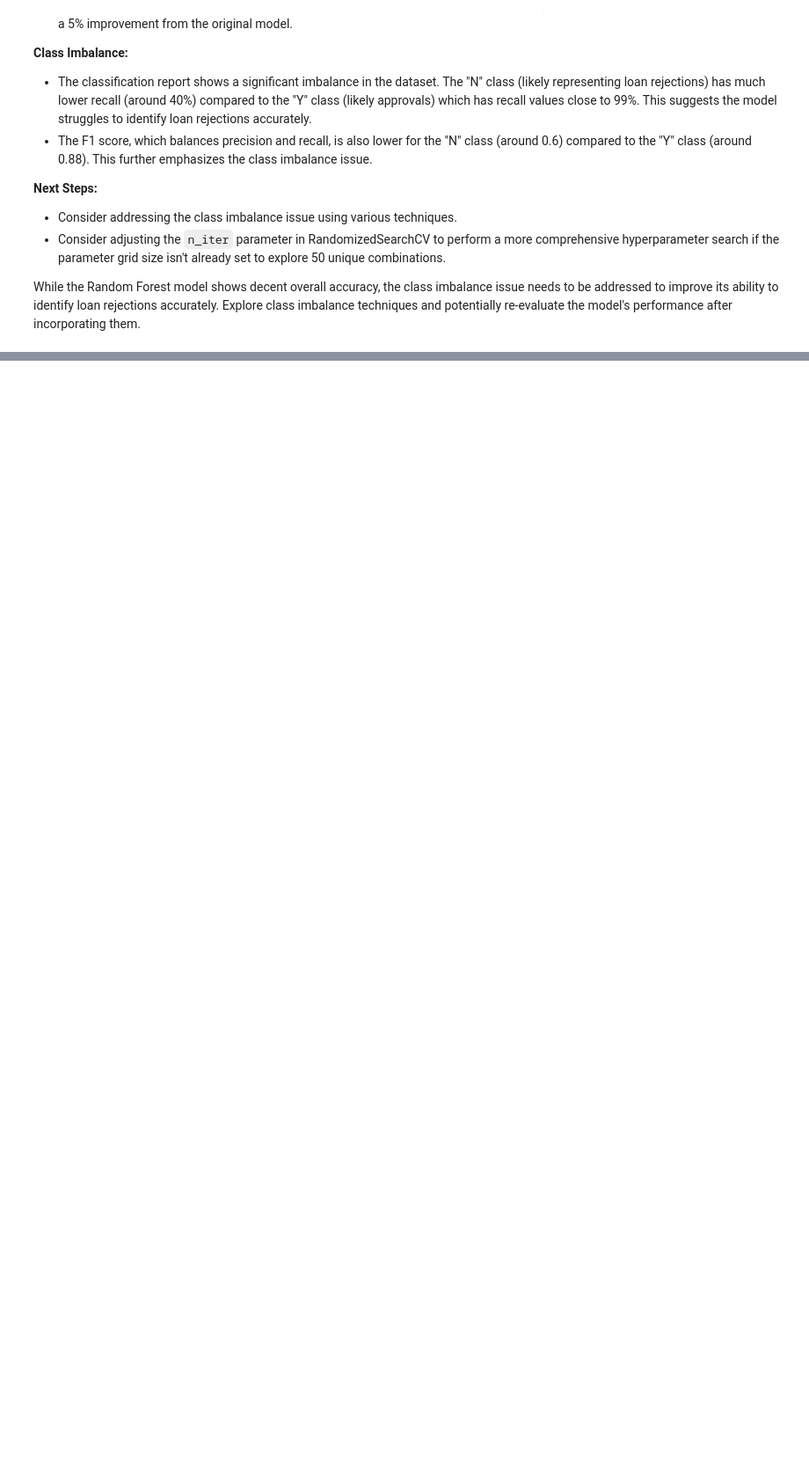
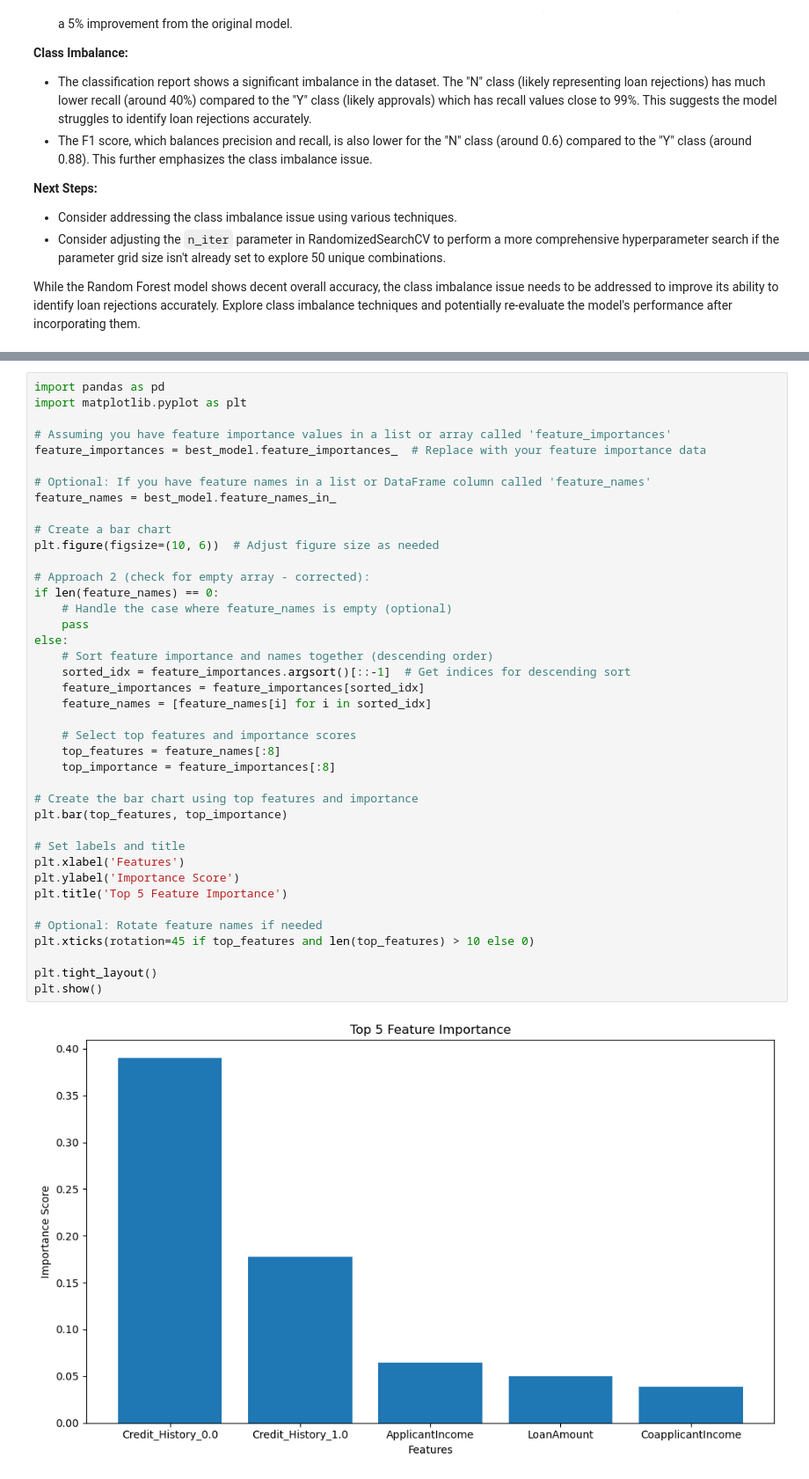
Before and after one commit to dylanxlam/data_science_practice_and_skills, a Jupyter notebook: Term Project/termProjectProposal.ipynb, the cells around one changed output, grey strips where cells are left out. Shown: that part at 88% size. Drawn from its saved outputs; the diff is of its cells as text; blank space fills up the shorter version.

```diff
--- a/Term Project/termProjectProposal.ipynb
+++ b/Term Project/termProjectProposal.ipynb
@@ -332,0 +509,42 @@ While the Random Forest model shows decent overall accuracy, the class imbalance
+# %%
+import pandas as pd
+import matplotlib.pyplot as plt
+
+# Assuming you have feature importance values in a list or array called 'feature_importances'
+feature_importances = best_model.feature_importances_  # Replace with your feature importance data
+
+# Optional: If you have feature names in a list or DataFrame column called 'feature_names'
+feature_names = best_model.feature_names_in_
+
+# Create a bar chart
+plt.figure(figsize=(10, 6))  # Adjust figure size as needed
+
+# Approach 2 (check for empty array - corrected):
+if len(feature_names) == 0:
+    # Handle the case where feature_names is empty (optional)
+    pass
+else:
+    # Sort feature importance and names together (descending order)
+    sorted_idx = feature_importances.argsort()[::-1]  # Get indices for descending sort
+    feature_importances = feature_importances[sorted_idx]
+    feature_names = [feature_names[i] for i in sorted_idx]
+
+    # Select top features and importance scores
+    top_features = feature_names[:8]
+    top_importance = feature_importances[:8]
+
+# Create the bar chart using top features and importance
+plt.bar(top_features, top_importance)
+
+# Set labels and title
+plt.xlabel('Features')
+plt.ylabel('Importance Score')
+plt.title('Top 5 Feature Importance')
+
+# Optional: Rotate feature names if needed
+plt.xticks(rotation=45 if top_features and len(top_features) > 10 else 0)
+
+plt.tight_layout()
+plt.show()
+# %% [output]
+[figure, added]
```
Also changed, not shown: parts of 9 cells of this notebook, 3 other files.
